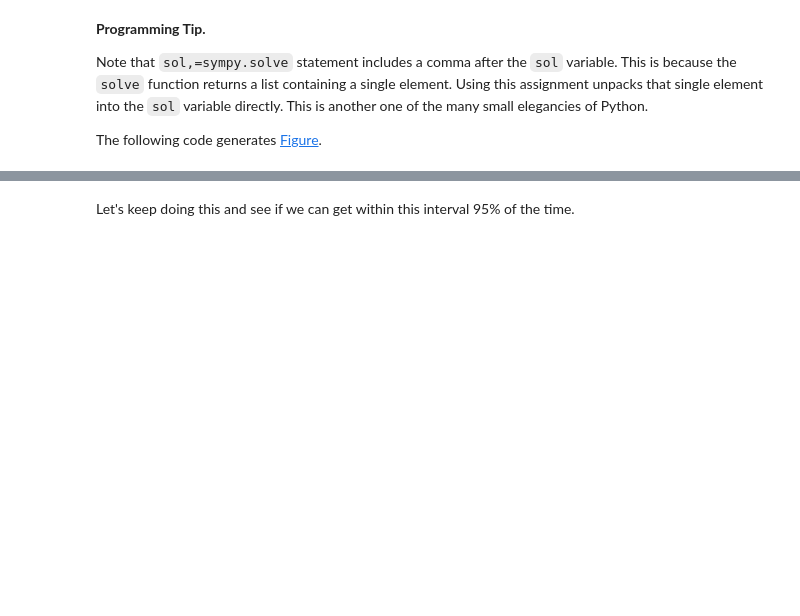
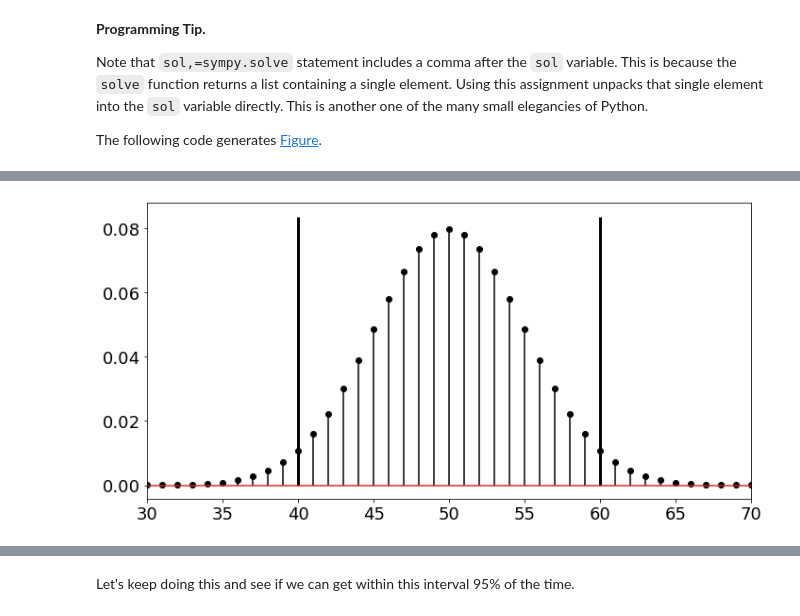
Before and after one commit to unpingco/Python-for-Probability-Statistics-and-Machine-Learning-2E, a Jupyter notebook: chapter/statistics/Maximum_likelihood.ipynb, the cells around one changed output, grey strips where cells are left out. Cells and saved outputs as stored; diff of their text form; code cells hidden in the pictures; blank space fills up the shorter version.

```diff
--- a/chapter/statistics/Maximum_likelihood.ipynb
+++ b/chapter/statistics/Maximum_likelihood.ipynb
@@ -868,17 +876,19 @@ print (g(10)) # approx 0.95
 # %%
 %matplotlib inline
 
 from matplotlib.pylab import subplots, arange
 fig,ax= subplots()
 fig.set_size_inches((10,5))
 # here is the density of the sum of x_i
 _=ax.stem(arange(0,101),b.pmf(arange(0,101)),
-        linefmt='k-', markerfmt='ko')
+        linefmt='k-', markerfmt='ko',use_line_collection=True)
 _=ax.vlines( [50+10,50-10],0 ,ax.get_ylim()[1] ,color='k',lw=3.)
 _=ax.axis(xmin=30,xmax=70)
 _=ax.tick_params(labelsize=18)
 fig.savefig('fig-statistics/Maximum_likelihood_20_2.png')
 fig.tight_layout()
+# %% [output]
+[figure, added]
 # %% [markdown]
 <!-- dom:FIGURE: [fig-statistics/Maximum_likelihood_20_2.png, width=500
 frac=0.85] Probability mass function for $\hat{p}$. The two vertical lines form
```
Also changed, not shown: parts of 15 cells of this notebook, 6 other files.
